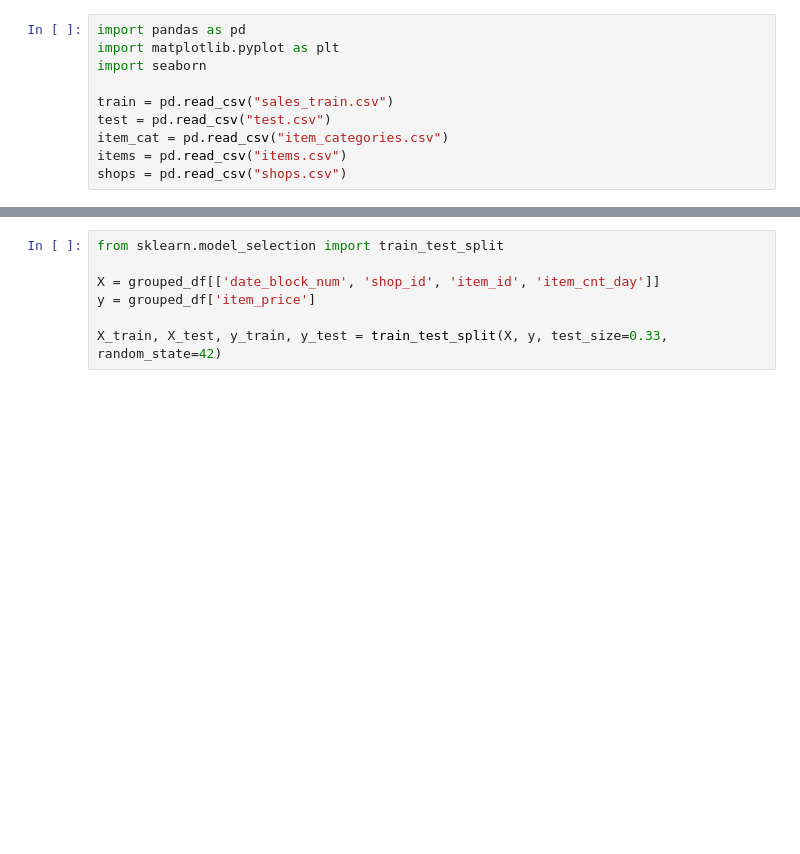
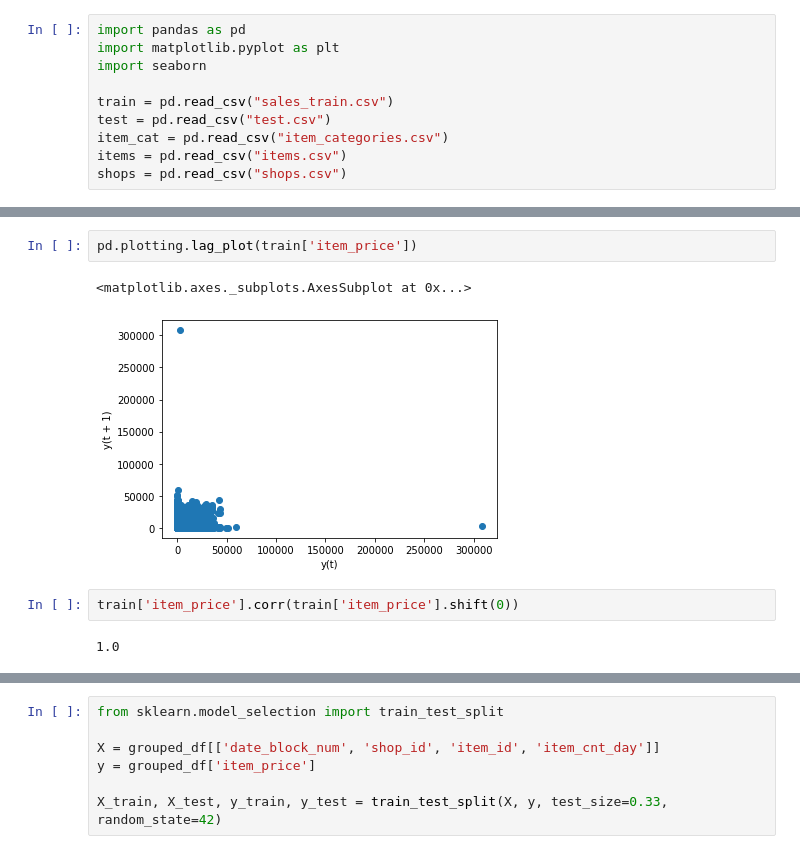
Before and after one commit to aruna09/Predict-Future-Sales, a Jupyter notebook: PredictFutureSales.ipynb, the cells around one changed output, grey strips where cells are left out. Drawn from its saved outputs; the diff is of its cells as text; blank space fills up the shorter version.

```diff
--- a/PredictFutureSales.ipynb
+++ b/PredictFutureSales.ipynb
@@ -84,0 +44,9 @@ grouped_df
+# %%
+pd.plotting.lag_plot(train['item_price'])
+# %% [output]
+<matplotlib.axes._subplots.AxesSubplot at 0x...>
+[figure, added]
+# %%
+train['item_price'].corr(train['item_price'].shift(0))
+# %% [output]
+1.0
```
Also changed, not shown: parts of 27 cells of this notebook.
